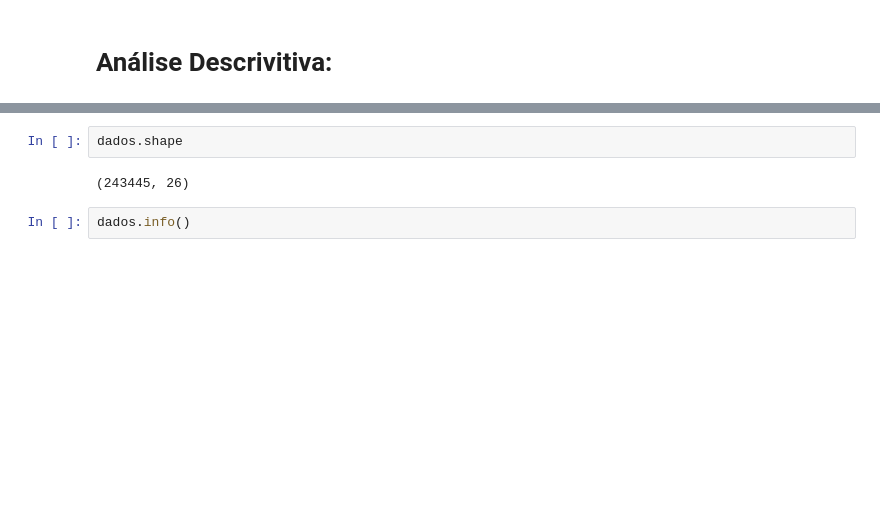
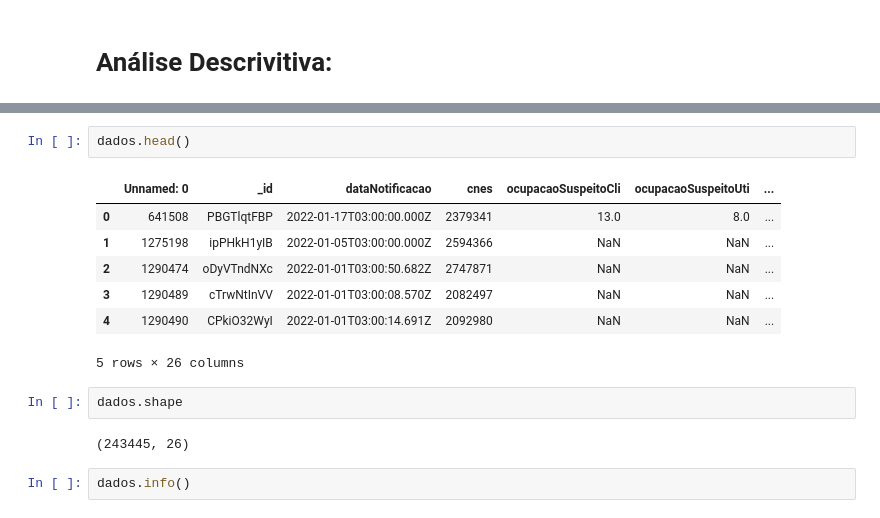
Before and after one commit to Gus-1003/Projetos_Geoestatistica, a Jupyter notebook: DataSus_Brasil_2022/DataSus_Leitos.ipynb, the cells around one changed output, grey strips where cells are left out. Cells and saved outputs as stored; diff of their text form; blank space fills up the shorter version.

```diff
--- a/DataSus_Brasil_2022/DataSus_Leitos.ipynb
+++ b/DataSus_Brasil_2022/DataSus_Leitos.ipynb
@@ -36,6 +35,16 @@ dados
 | 243443 | 1543299 | fi5TxwfiC7 | 2022-08-23T03:00:29.871Z | 2363070 | NaN | NaN | ... |
 | 243444 | 1543300 | nk5gIt8KH4 | 2022-08-23T02:00:34.373Z | 5585422 | NaN | NaN | ... |
 243445 rows × 26 columns
+# %%
+dados.head()
+# %% [output]
+|  | Unnamed: 0 | _id | dataNotificacao | cnes | ocupacaoSuspeitoCli | ocupacaoSuspeitoUti | ... |
+| 0 | 641508 | PBGTlqtFBP | 2022-01-17T03:00:00.000Z | 2379341 | 13.0 | 8.0 | ... |
+| 1 | 1275198 | ipPHkH1yIB | 2022-01-05T03:00:00.000Z | 2594366 | NaN | NaN | ... |
+| 2 | 1290474 | oDyVTndNXc | 2022-01-01T03:00:50.682Z | 2747871 | NaN | NaN | ... |
+| 3 | 1290489 | cTrwNtInVV | 2022-01-01T03:00:08.570Z | 2082497 | NaN | NaN | ... |
+| 4 | 1290490 | CPkiO32WyI | 2022-01-01T03:00:14.691Z | 2092980 | NaN | NaN | ... |
+5 rows × 26 columns
 # %%
 dados.shape
 # %% [output]
```
Also changed, not shown: parts of 14 cells of this notebook.
